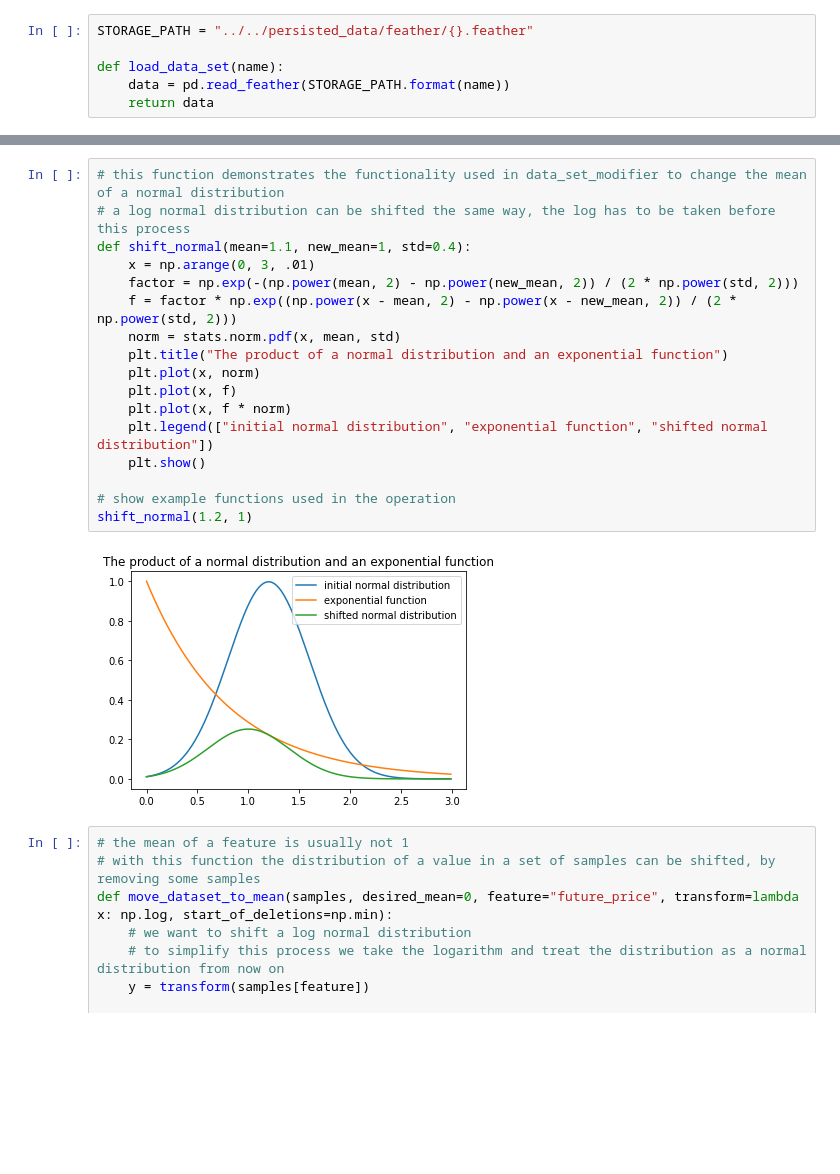
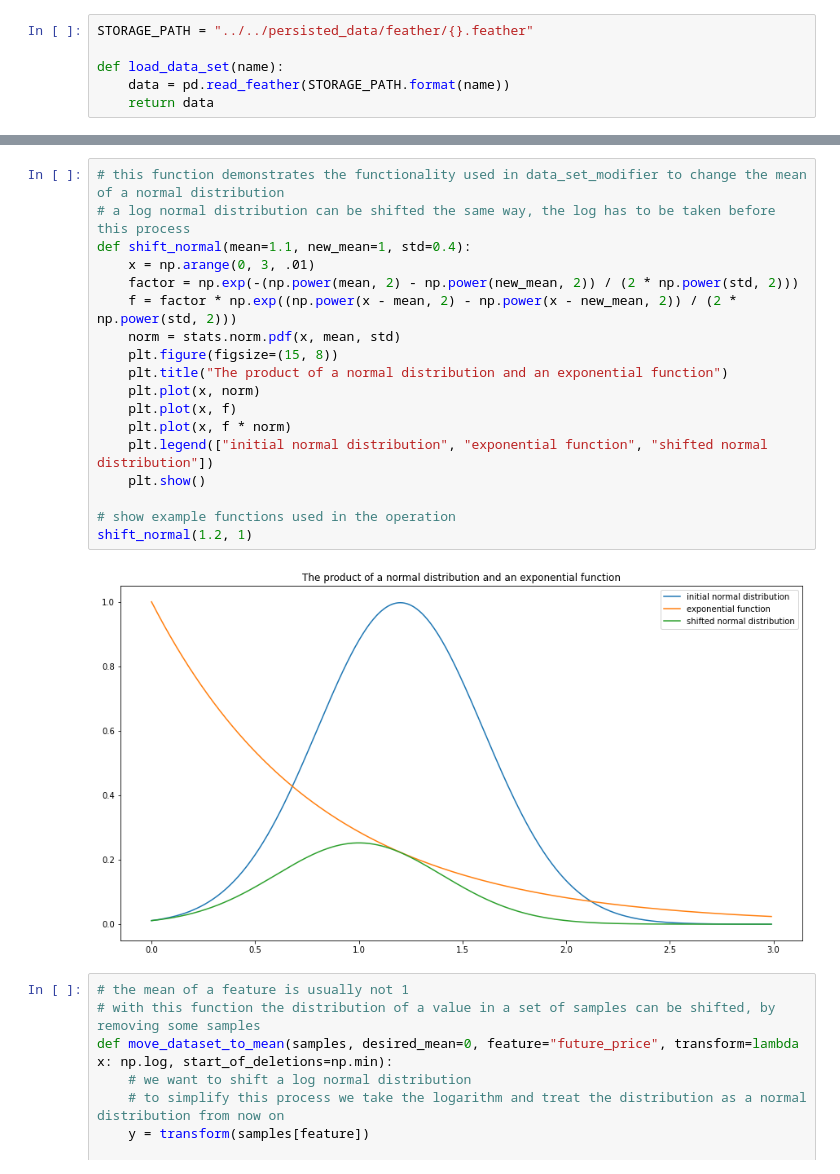
Before and after one commit to tobsel7/price-indicators, a Jupyter notebook: analysis/statistics/data_set_modifications.ipynb, the cells around one changed output, grey strips where cells are left out. Cells and saved outputs as stored; diff of their text form; blank space fills up the shorter version.

```diff
--- a/analysis/statistics/data_set_modifications.ipynb
+++ b/analysis/statistics/data_set_modifications.ipynb
@@ -42,22 +42,23 @@ future_price_log(nasdaq)
 # %%
 # this function demonstrates the functionality used in data_set_modifier to change the mean of a normal distribution
 # a log normal distribution can be shifted the same way, the log has to be taken before this process
 def shift_normal(mean=1.1, new_mean=1, std=0.4):
     x = np.arange(0, 3, .01)
     factor = np.exp(-(np.power(mean, 2) - np.power(new_mean, 2)) / (2 * np.power(std, 2)))
     f = factor * np.exp((np.power(x - mean, 2) - np.power(x - new_mean, 2)) / (2 * np.power(std, 2)))
     norm = stats.norm.pdf(x, mean, std)
+    plt.figure(figsize=(15, 8))
     plt.title("The product of a normal distribution and an exponential function")
     plt.plot(x, norm)
     plt.plot(x, f)
     plt.plot(x, f * norm)
     plt.legend(["initial normal distribution", "exponential function", "shifted normal distribution"])
     plt.show()
 
 # show example functions used in the operation
 shift_normal(1.2, 1)
 # %% [output]
-[figure, old version]
+[figure, new version]
 # %%
 # the mean of a feature is usually not 1
 # with this function the distribution of a value in a set of samples can be shifted, by removing some samples
```
Also changed, not shown: parts of 5 cells of this notebook, 7 other files.
